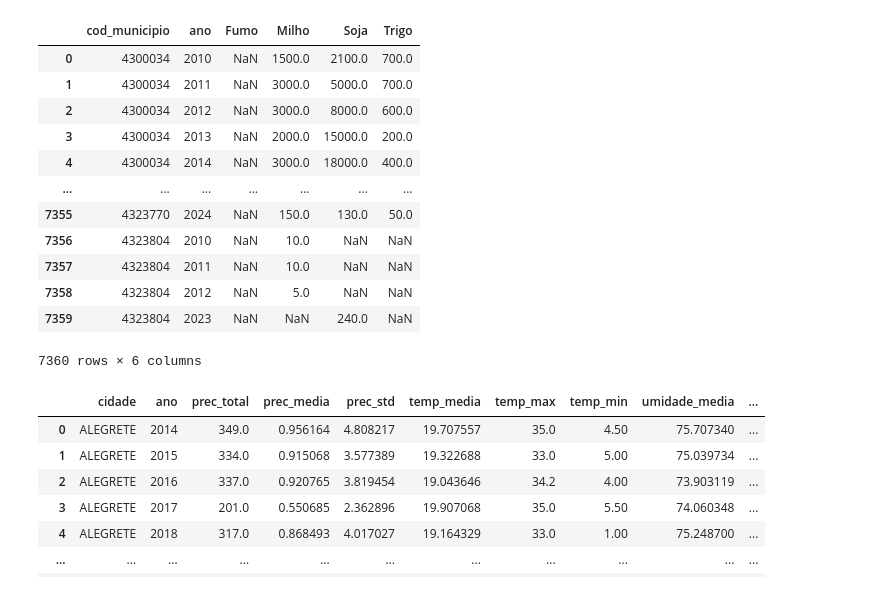
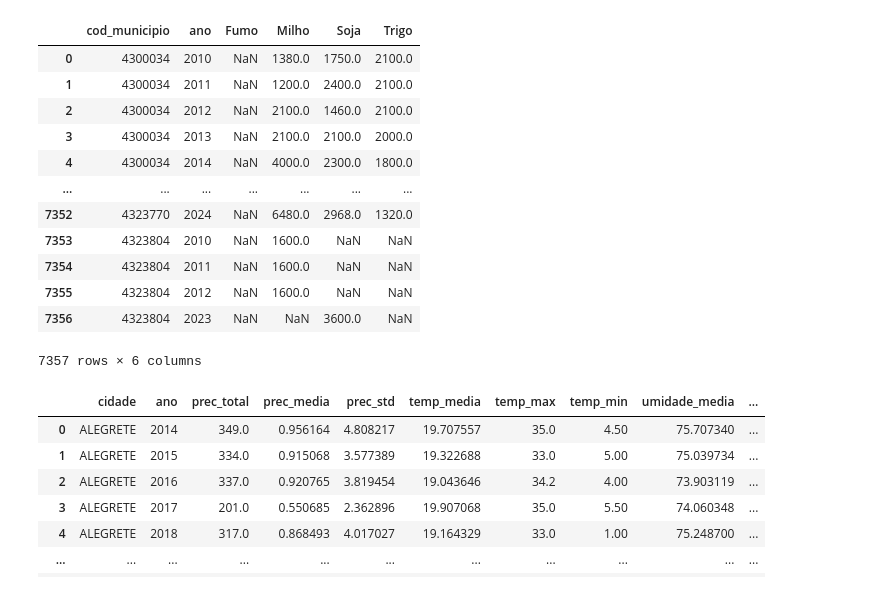
Before and after one commit to brunomumbach27/Projeto-Em-Business-Intelligence-e-Analytics, a Jupyter notebook: notebooks/predictive analytics/main.ipynb, the cells around one changed output. Saved outputs shown, nothing was run; the diff lists cells and outputs as text; code cells hidden in the pictures.

```diff
--- a/notebooks/predictive analytics/main.ipynb
+++ b/notebooks/predictive analytics/main.ipynb
@@ -8,9 +8,9 @@ from sklearn.ensemble import RandomForestRegressor
 from sklearn.metrics import r2_score, mean_squared_error
 # %%
 #Leitura dos arquivos CSV
-df_prod = pd.read_csv(r"C:\Users\Bruno\Documents\Projeto-Em-Business-Intelligence-e-Analytics\data\dados_producao_agricola\dados_producao_noroeste_RS.csv")
-df_clima = pd.read_csv(r"C:\Users\Bruno\Documents\Projeto-Em-Business-Intelligence-e-Analytics\data\dados_metereologicos\dados_rs_tratados\dados_meteorologia_RS.csv")
-df_geo = pd.read_csv(r"C:\Users\Bruno\Documents\Projeto-Em-Business-Intelligence-e-Analytics\data\daos_geograficos\dados_tratados\dados_geograficos_RS.csv")
+df_prod = pd.read_csv(r"C:\Users\Bruno\OneDrive - PUCRS - BR\Documentos\Projeto-Em-Business-Intelligence-e-Analytics\data\dados_producao_agricola\dados_producao_noroeste_RS.csv")
+df_clima = pd.read_csv(r"C:\Users\Bruno\OneDrive - PUCRS - BR\Documentos\Projeto-Em-Business-Intelligence-e-Analytics\data\dados_metereologicos\dados_rs_tratados\dados_meteorologia_RS.csv")
+df_geo = pd.read_csv(r"C:\Users\Bruno\OneDrive - PUCRS - BR\Documentos\Projeto-Em-Business-Intelligence-e-Analytics\data\daos_geograficos\dados_tratados\dados_geograficos_RS.csv")
 # %%
 #Padronização dos dados
 df_geo['codigo_municipio'] = df_geo['codigo_municipio'].astype(str)
@@ -23,29 +39,29 @@ df_geo['nome_municipio'] = df_geo['nome_municipio'].str.upper().str.strip()
 # %%
 #Tratamento dos dados de produção agricola
-df_prod = df_prod[df_prod['variavel'] == 'Área plantada']
+df_prod = df_prod[df_prod['variavel'] == 'Rendimento médio da produção']
 
 df_prod = df_prod.pivot_table(
     index=['cod_municipio', 'ano'],
     columns='produto',
     values='valor',
     aggfunc='sum'
 ).reset_index()
 
 df_prod.columns.name = None
 
 display(df_prod)
 # %% [output]
 |  | cod_municipio | ano | Fumo | Milho | Soja | Trigo |
-| 0 | 4300034 | 2010 | NaN | 1500.0 | 2100.0 | 700.0 |
-| 1 | 4300034 | 2011 | NaN | 3000.0 | 5000.0 | 700.0 |
-| 2 | 4300034 | 2012 | NaN | 3000.0 | 8000.0 | 600.0 |
-| 3 | 4300034 | 2013 | NaN | 2000.0 | 15000.0 | 200.0 |
-| 4 | 4300034 | 2014 | NaN | 3000.0 | 18000.0 | 400.0 |
+| 0 | 4300034 | 2010 | NaN | 1380.0 | 1750.0 | 2100.0 |
+| 1 | 4300034 | 2011 | NaN | 1200.0 | 2400.0 | 2100.0 |
+| 2 | 4300034 | 2012 | NaN | 2100.0 | 1460.0 | 2100.0 |
+| 3 | 4300034 | 2013 | NaN | 2100.0 | 2100.0 | 2000.0 |
+| 4 | 4300034 | 2014 | NaN | 4000.0 | 2300.0 | 1800.0 |
 | ... | ... | ... | ... | ... | ... | ... |
-| 7355 | 4323770 | 2024 | NaN | 150.0 | 130.0 | 50.0 |
-| 7356 | 4323804 | 2010 | NaN | 10.0 | NaN | NaN |
-| 7357 | 4323804 | 2011 | NaN | 10.0 | NaN | NaN |
-| 7358 | 4323804 | 2012 | NaN | 5.0 | NaN | NaN |
-| 7359 | 4323804 | 2023 | NaN | NaN | 240.0 | NaN |
+| 7352 | 4323770 | 2024 | NaN | 6480.0 | 2968.0 | 1320.0 |
+| 7353 | 4323804 | 2010 | NaN | 1600.0 | NaN | NaN |
+| 7354 | 4323804 | 2011 | NaN | 1600.0 | NaN | NaN |
+| 7355 | 4323804 | 2012 | NaN | 1600.0 | NaN | NaN |
+| 7356 | 4323804 | 2023 | NaN | NaN | 3600.0 | NaN |
-7360 rows × 6 columns
+7357 rows × 6 columns
 # %%
```
Also changed, not shown: parts of 21 cells of this notebook.
